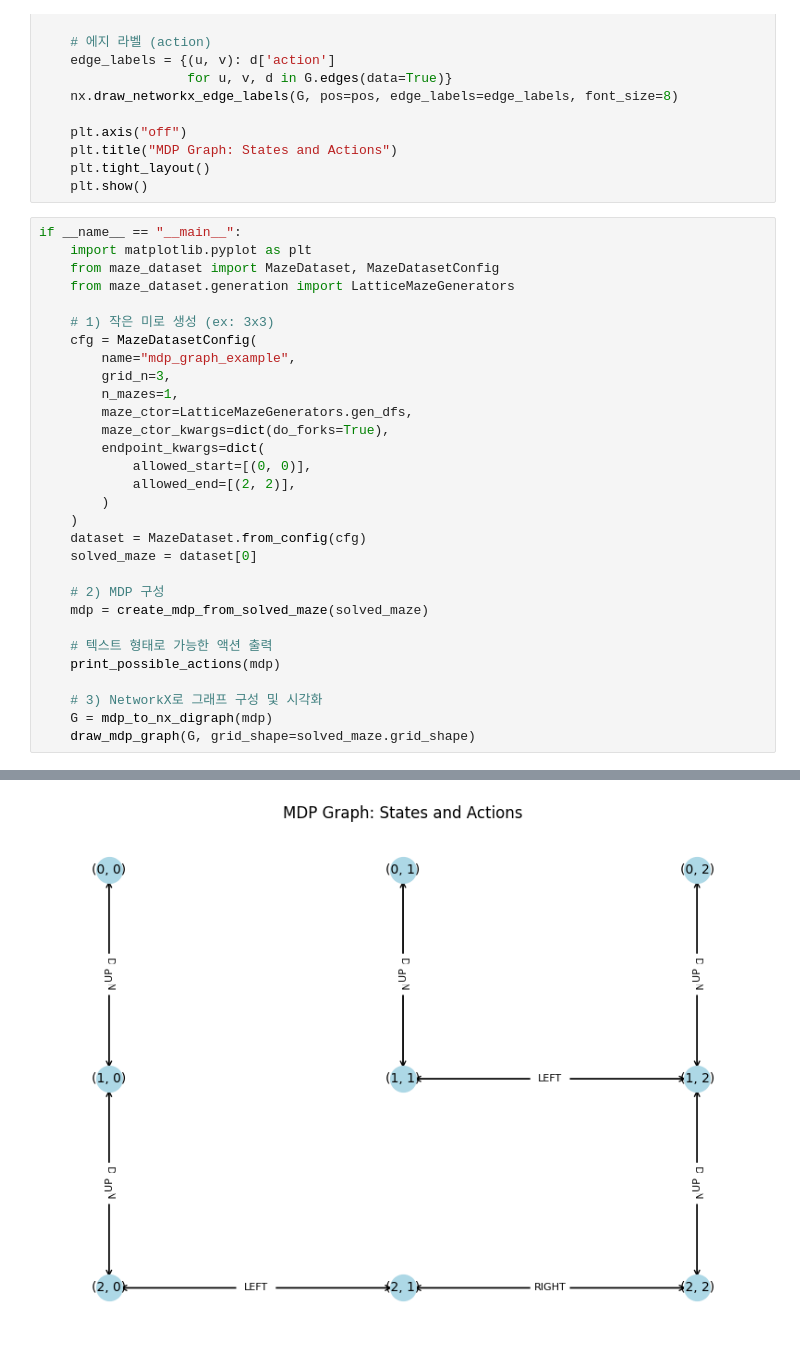
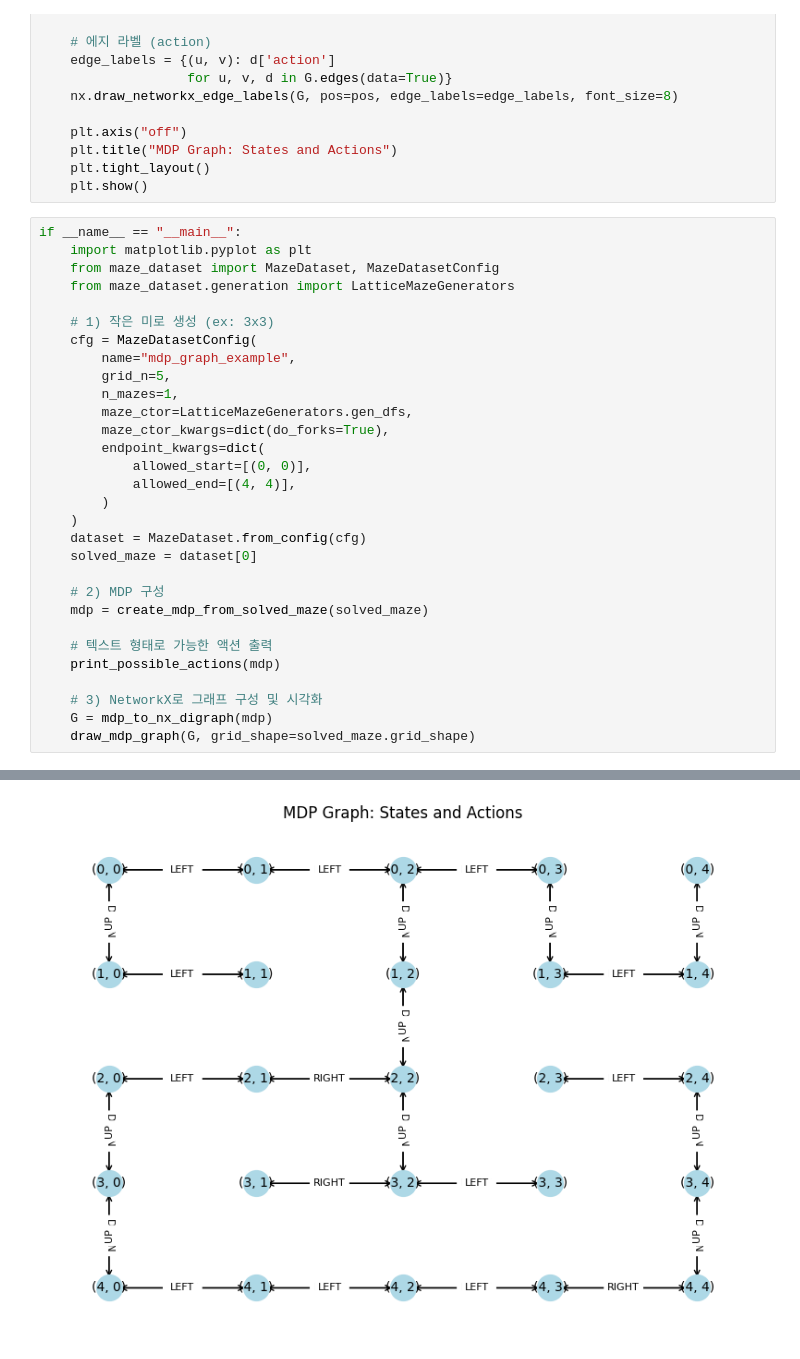
Before and after one commit to BobettiFP/mdp, a Jupyter notebook: create_maze_dataset.ipynb, the cells around one changed output, grey strips where cells are left out. Saved outputs shown, nothing was run; the diff lists cells and outputs as text.

```diff
--- a/create_maze_dataset.ipynb
+++ b/create_maze_dataset.ipynb
@@ -300,13 +300,13 @@ if __name__ == "__main__":
     # 1) 작은 미로 생성 (ex: 3x3)
     cfg = MazeDatasetConfig(
         name="mdp_graph_example",
-        grid_n=3,
+        grid_n=5,
         n_mazes=1,
         maze_ctor=LatticeMazeGenerators.gen_dfs,
         maze_ctor_kwargs=dict(do_forks=True),
         endpoint_kwargs=dict(
             allowed_start=[(0, 0)],
-            allowed_end=[(2, 2)],
+            allowed_end=[(4, 4)],
         )
     )
     dataset = MazeDataset.from_config(cfg)
@@ -334 +342 @@ State (2, 2) => Actions: ['UP', 'LEFT']
-[figure, old version]
+[figure, new version]
```
Also changed, not shown: parts of 5 cells of this notebook.
